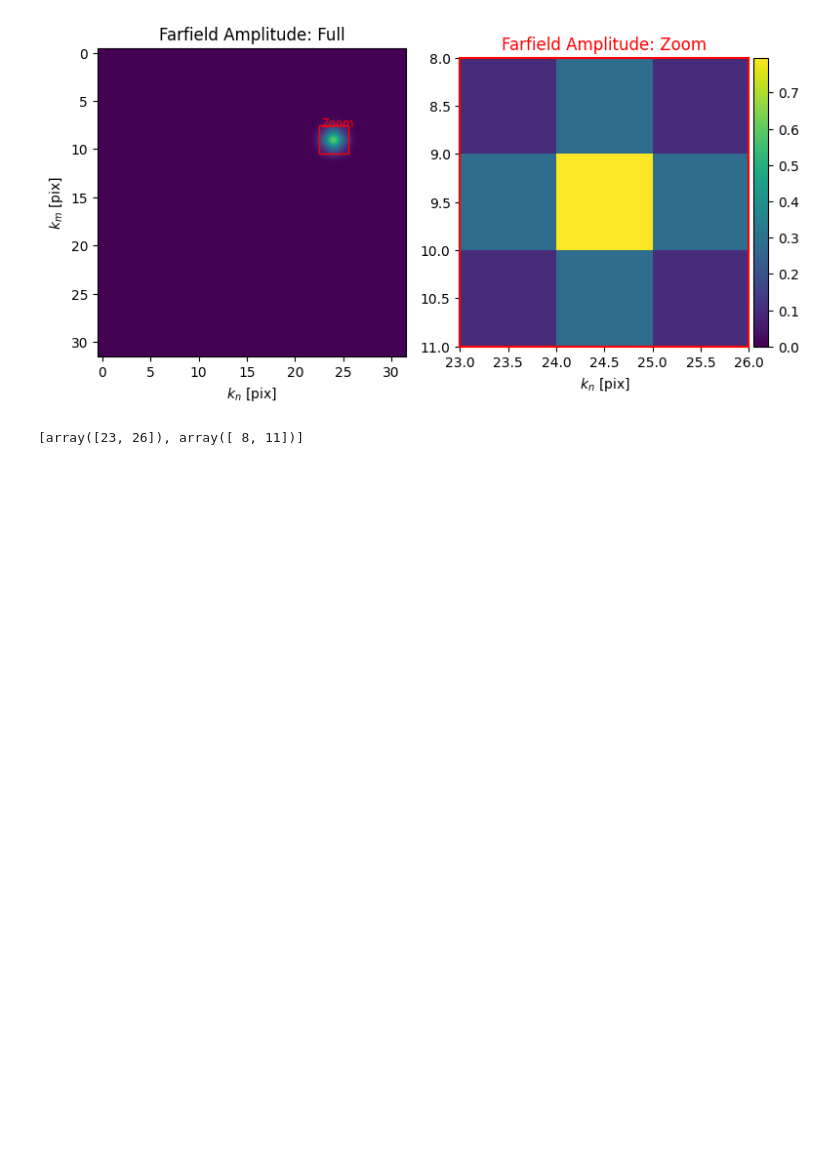
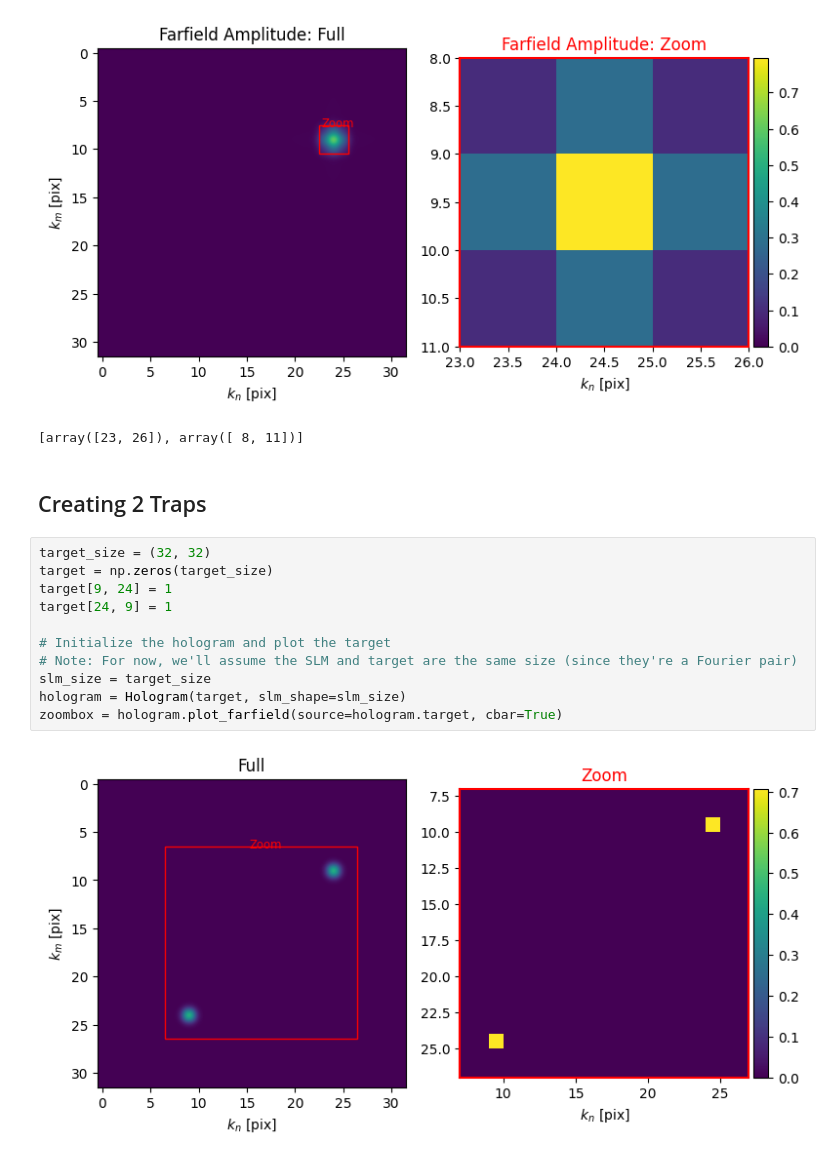
Before and after one commit to asubedi2001/slm-holography, a Jupyter notebook: computational_holography.ipynb, the cells around one changed output. Saved outputs shown, nothing was run; the diff lists cells and outputs as text; blank space fills up the shorter version.

Commit message:
modify code for two traps in one 2D plane

```diff
--- a/computational_holography.ipynb
+++ b/computational_holography.ipynb
@@ -84,3 +84,18 @@ hologram.plot_farfield(cbar=True,limits=zoombox)
 [figure]
 [figure]
 [array([23, 26]), array([ 8, 11])]
+# %% [markdown]
+## Creating 2 Traps
+# %%
+target_size = (32, 32)
+target = np.zeros(target_size)
+target[9, 24] = 1
+target[24, 9] = 1
+
+# Initialize the hologram and plot the target
+# Note: For now, we'll assume the SLM and target are the same size (since they're a Fourier pair)
+slm_size = target_size
+hologram = Hologram(target, slm_shape=slm_size)
+zoombox = hologram.plot_farfield(source=hologram.target, cbar=True)
+# %% [output]
+[figure, added]
```
Also changed, not shown: parts of 5 cells of this notebook, 2 other files.
